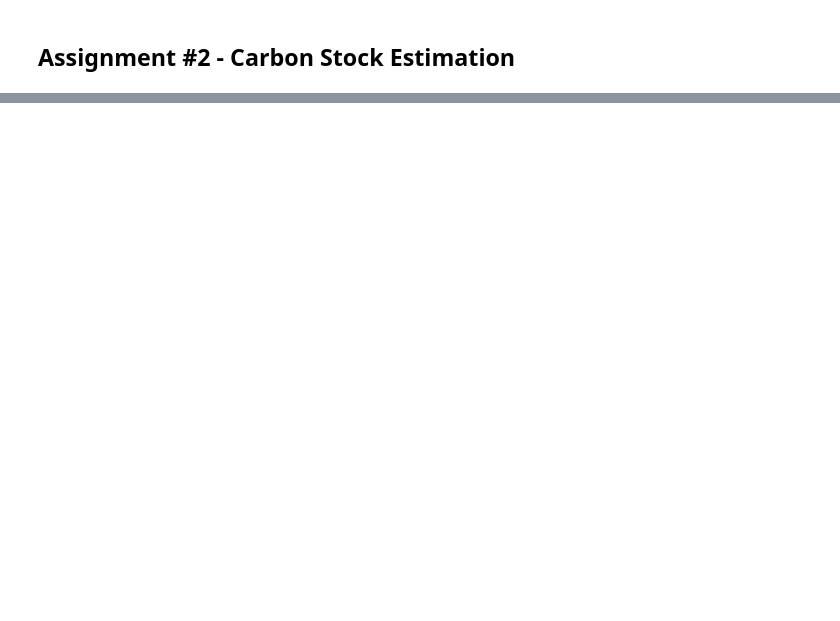
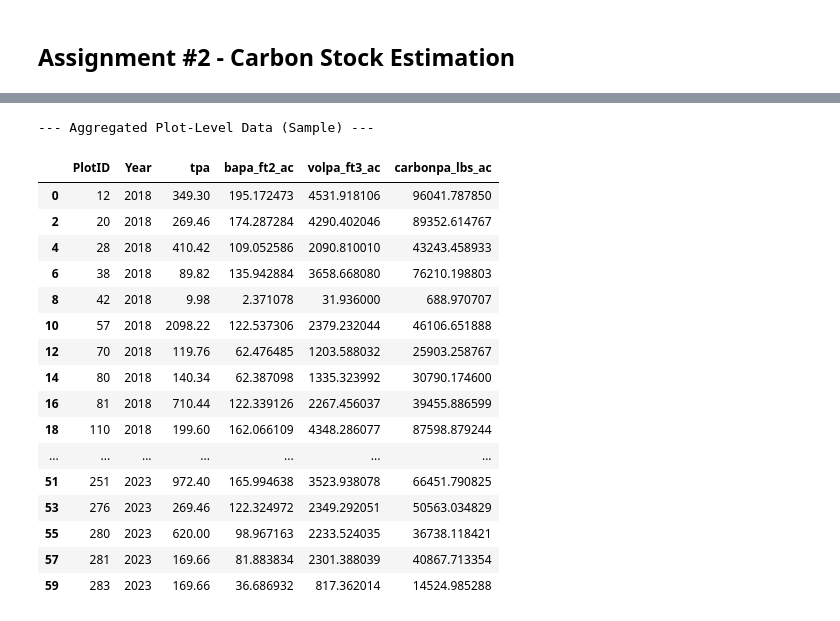
Before and after one commit to cake-dev/ForestAnalytics, a Jupyter notebook: assignment2.ipynb, the cells around one changed output, grey strips where cells are left out. Drawn from its saved outputs; the diff is of its cells as text; code cells hidden in the pictures; blank space fills up the shorter version.

```diff
--- a/assignment2.ipynb
+++ b/assignment2.ipynb
@@ -95,0 +123,39 @@ plot_data
+# %%
+small_plot_ef = 100.42  # For trees DBH < 5"
+large_plot_ef = 9.98    # For trees >= 5" DBH
+
+plot_data['expansion_factor'] = np.where(plot_data['DBH'] < 5, small_plot_ef, large_plot_ef)
+
+plot_data['bapa_ft2_ac'] = plot_data['basalAreasqft'] * plot_data['expansion_factor']
+plot_data['volpa_ft3_ac'] = plot_data['totVol'] * plot_data['expansion_factor']
+plot_data['carbonpa_lbs_ac'] = plot_data['carbon'] * plot_data['expansion_factor']
+plot_data['tpa'] = plot_data['expansion_factor']
+
+plot_level_summary = plot_data.groupby(['PlotID', 'Year']).agg(
+    tpa=('tpa', 'sum'),
+    bapa_ft2_ac=('bapa_ft2_ac', 'sum'),
+    volpa_ft3_ac=('volpa_ft3_ac', 'sum'),
+    carbonpa_lbs_ac=('carbonpa_lbs_ac', 'sum')
+).reset_index()
+
+print("--- Aggregated Plot-Level Data ---")
+display(plot_level_summary.sort_values(by=['Year', 'PlotID']))
+# %% [output]
+--- Aggregated Plot-Level Data (Sample) ---
+|  | PlotID | Year | tpa | bapa_ft2_ac | volpa_ft3_ac | carbonpa_lbs_ac |
+| 0 | 12 | 2018 | 349.30 | 195.172473 | 4531.918106 | 96041.787850 |
+| 2 | 20 | 2018 | 269.46 | 174.287284 | 4290.402046 | 89352.614767 |
+| 4 | 28 | 2018 | 410.42 | 109.052586 | 2090.810010 | 43243.458933 |
+| 6 | 38 | 2018 | 89.82 | 135.942884 | 3658.668080 | 76210.198803 |
+| 8 | 42 | 2018 | 9.98 | 2.371078 | 31.936000 | 688.970707 |
+| 10 | 57 | 2018 | 2098.22 | 122.537306 | 2379.232044 | 46106.651888 |
+| 12 | 70 | 2018 | 119.76 | 62.476485 | 1203.588032 | 25903.258767 |
+| 14 | 80 | 2018 | 140.34 | 62.387098 | 1335.323992 | 30790.174600 |
+| 16 | 81 | 2018 | 710.44 | 122.339126 | 2267.456037 | 39455.886599 |
+| 18 | 110 | 2018 | 199.60 | 162.066109 | 4348.286077 | 87598.879244 |
+| ... | ... | ... | ... | ... | ... | ... |
+| 51 | 251 | 2023 | 972.40 | 165.994638 | 3523.938078 | 66451.790825 |
+| 53 | 276 | 2023 | 269.46 | 122.324972 | 2349.292051 | 50563.034829 |
+| 55 | 280 | 2023 | 620.00 | 98.967163 | 2233.524035 | 36738.118421 |
+| 57 | 281 | 2023 | 169.66 | 81.883834 | 2301.388039 | 40867.713354 |
+| 59 | 283 | 2023 | 169.66 | 36.686932 | 817.362014 | 14524.985288 |
```
Also changed, not shown: parts of 9 cells of this notebook.
